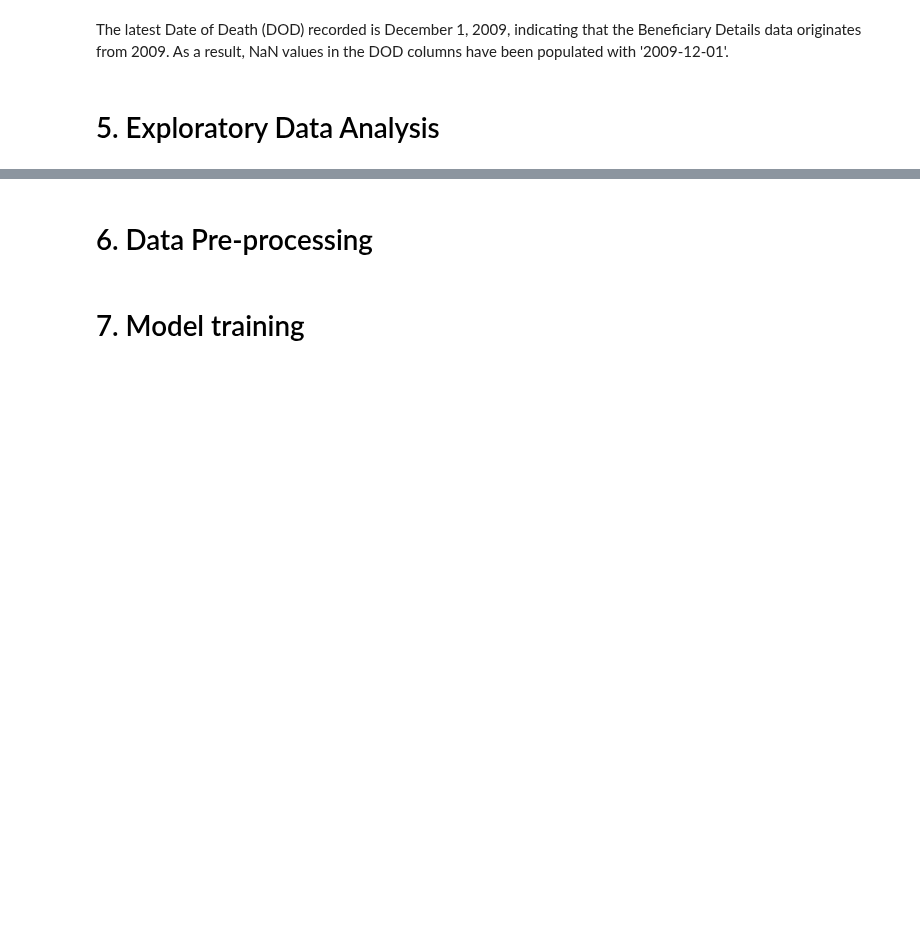
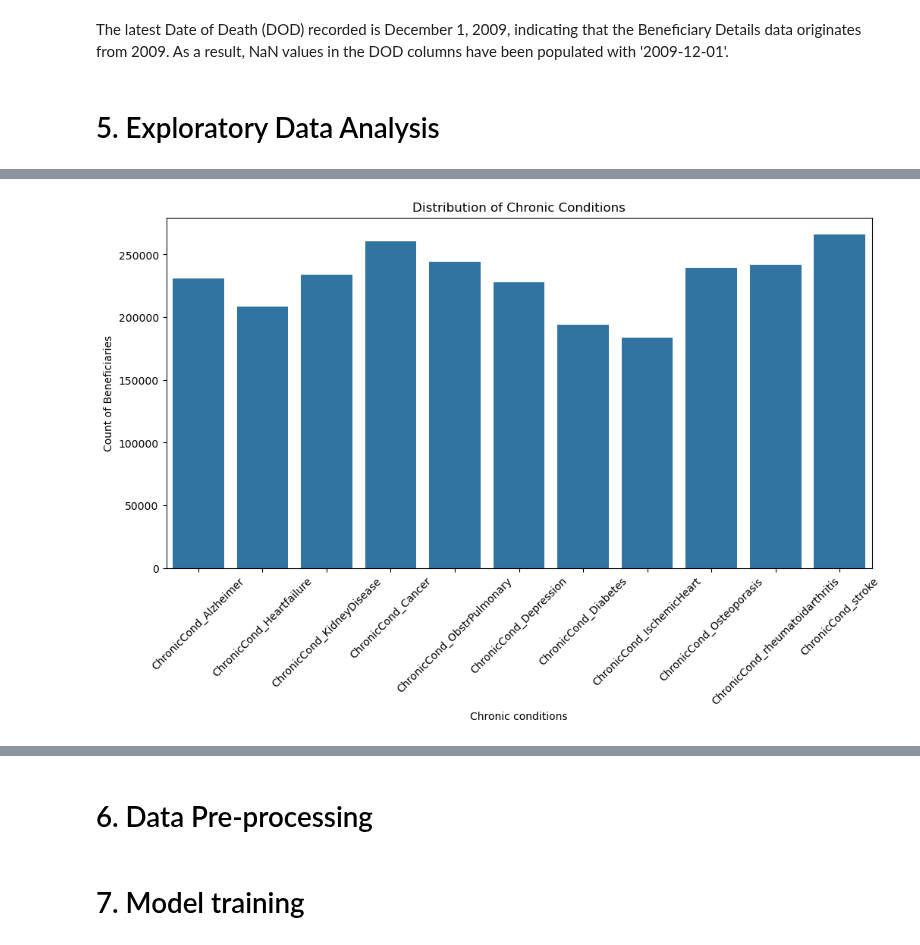
Before and after one commit to Chuma-Gqola/Exploring-_healthcare, a Jupyter notebook: Healthcare_Fraud_Detection.ipynb, the cells around one changed output, grey strips where cells are left out. Drawn from its saved outputs; the diff is of its cells as text; code cells hidden in the pictures; blank space fills up the shorter version.

```diff
--- a/Healthcare_Fraud_Detection.ipynb
+++ b/Healthcare_Fraud_Detection.ipynb
@@ -170,0 +194,11 @@ Timestamp('2009-12-01 00:00:00')
+# %%
+chronic_conditions = df_beneficiary.filter(like='ChronicCond_').sum()
+plt.figure(figsize=(12, 6))
+sns.barplot(x=chronic_conditions.index, y=chronic_conditions.values)
+plt.title('Distribution of Chronic Conditions')
+plt.xticks(rotation=45)
+plt.ylabel('Count of Beneficiaries')
+plt.xlabel("Chronic conditions")
+plt.show()
+# %% [output]
+[figure, added]
```
Also changed, not shown: parts of 6 cells of this notebook.
